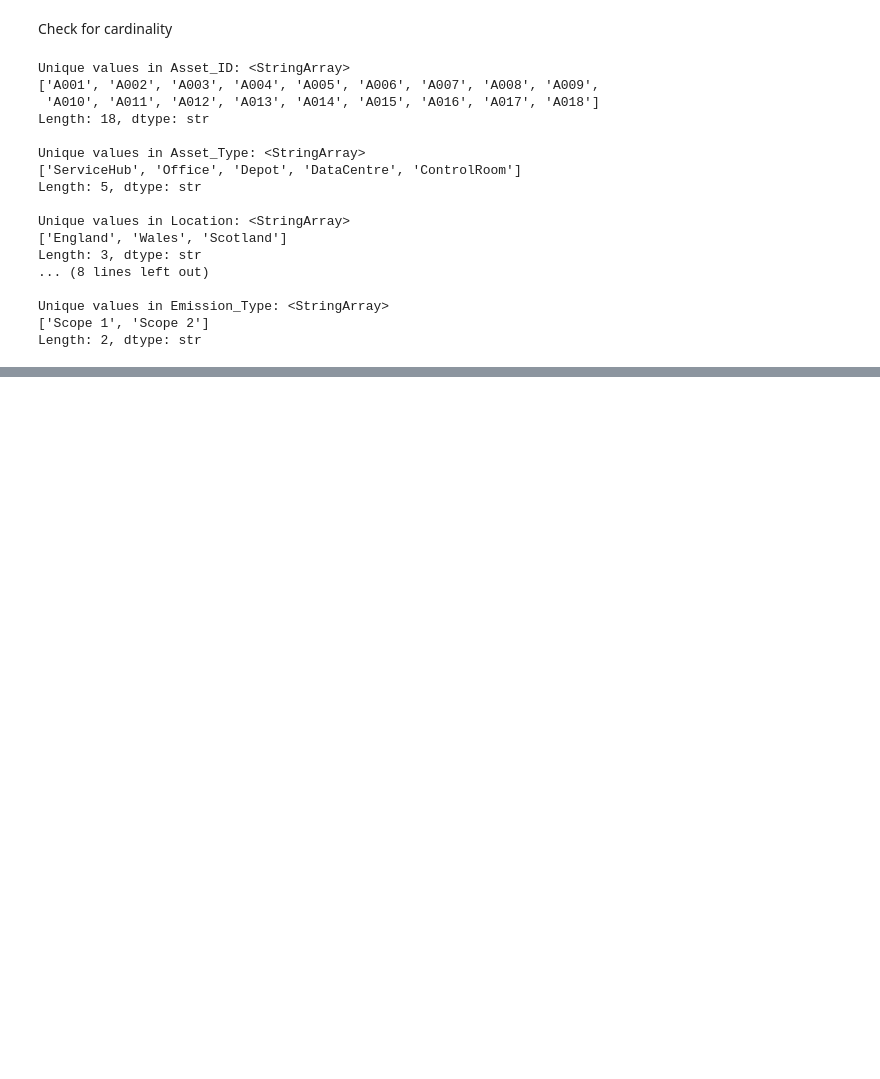
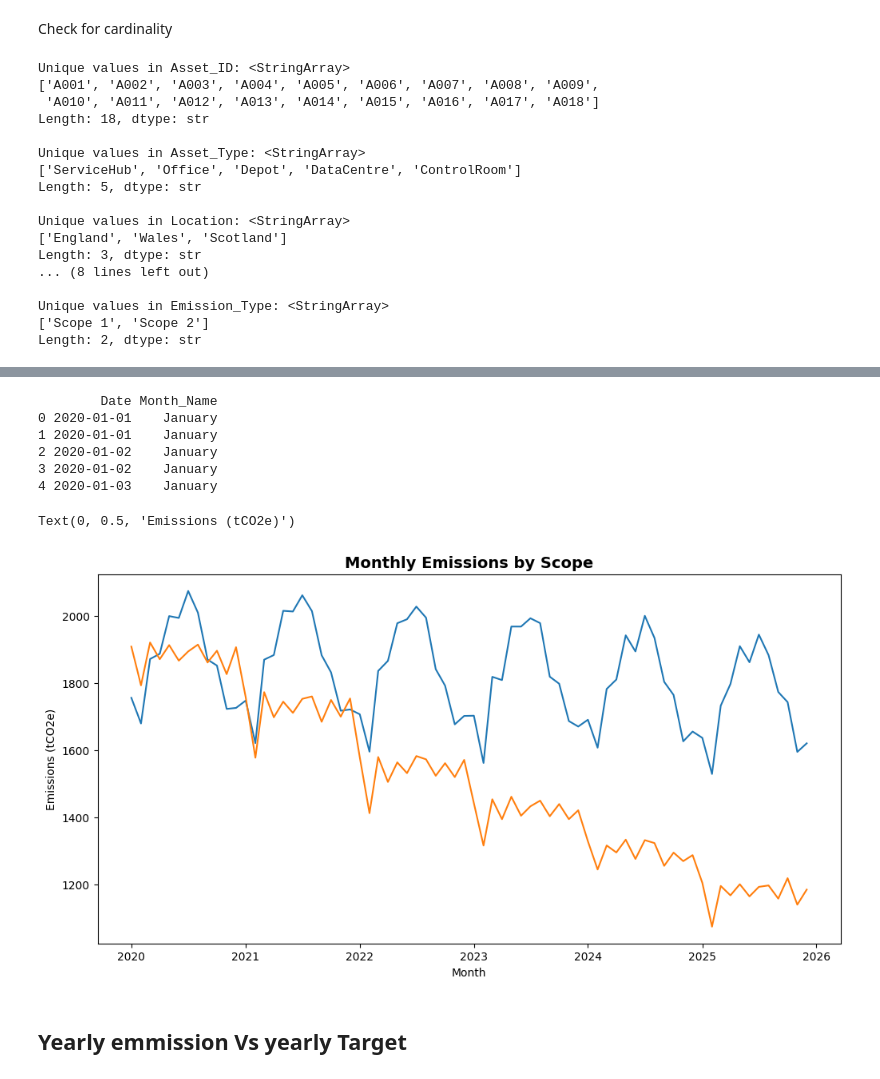
Before and after one commit to stephenogodo/Nexygen-Net-Zero-Project, a Jupyter notebook: Preprocess.ipynb, the cells around one changed output, grey strips where cells are left out. Drawn from its saved outputs; the diff is of its cells as text; code cells hidden in the pictures; blank space fills up the shorter version.

```diff
--- a/Preprocess.ipynb
+++ b/Preprocess.ipynb
@@ -139,0 +185,24 @@ Reduction_Percentage_vs_BaseYear -0.106066 -1.258740
+# %%
+# Extract the month's name in full and set it as a feature of the dataframe
+df['Month_Name'] = df['Date'].dt.strftime('%B')
+print(df[['Date', 'Month_Name']].head())
+# %% [output]
+        Date Month_Name
+0 2020-01-01    January
+1 2020-01-01    January
+2 2020-01-02    January
+3 2020-01-02    January
+4 2020-01-03    January
+# %%
+fig, ax = plt.subplots(figsize=(12, 6))
+for scope in ['Scope 1','Scope 2']:
+    scope_data = monthly_emmission_by_type[monthly_emmission_by_type['Emission_Type'] == scope]
+    ax.plot(scope_data['Month'], scope_data['Emissions_tCO2e'], label=scope)
+ax.set_title('Monthly Emissions by Scope', fontsize=14, fontweight='bold')
+ax.set_xlabel('Month')
+ax.set_ylabel('Emissions (tCO2e)')
+# %% [output]
+Text(0, 0.5, 'Emissions (tCO2e)')
+[figure, added]
+# %% [markdown]
+## Yearly emmission Vs yearly Target
```
Also changed, not shown: parts of 44 cells of this notebook.
